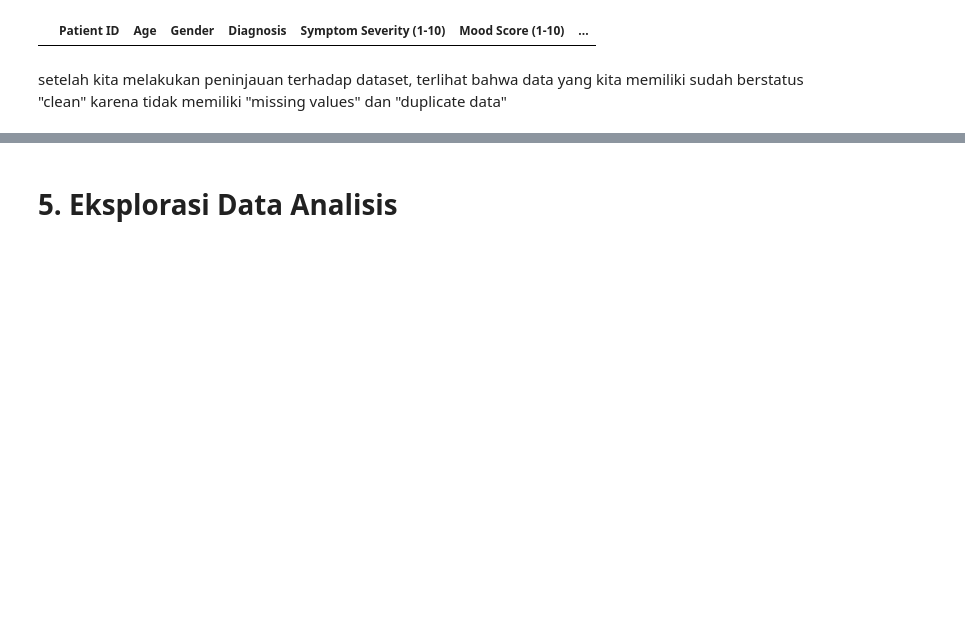
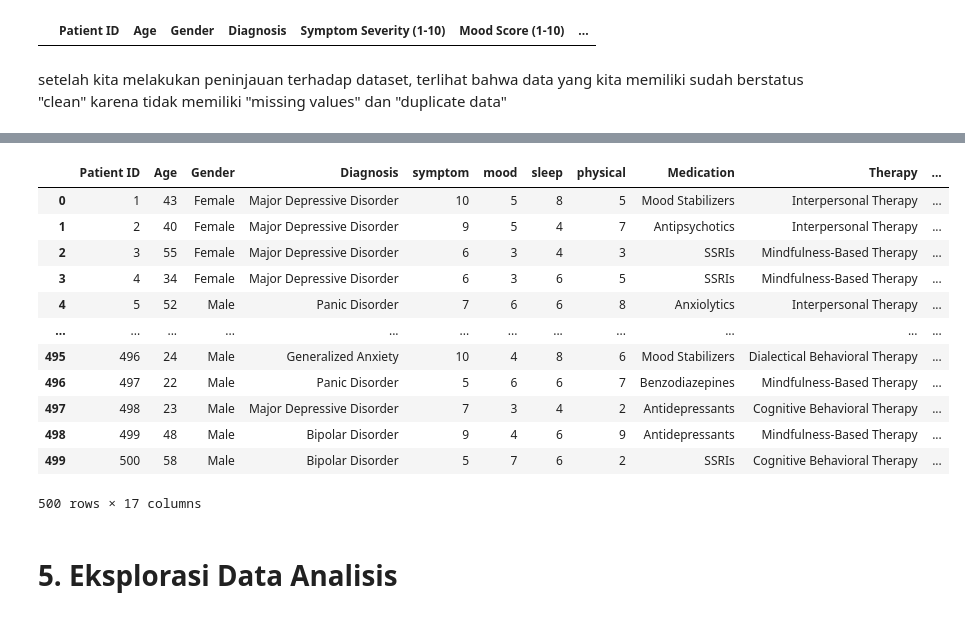
Before and after one commit to dimasfuu/DeltaIndie_dataCourse, a Jupyter notebook: Final Project 2 18 Maret 2025/Final Project 2 18 Maret 2025-Dimas.ipynb, the cells around one changed output, grey strips where cells are left out. Drawn from its saved outputs; the diff is of its cells as text; code cells hidden in the pictures; blank space fills up the shorter version.

```diff
--- a/Final Project 2 18 Maret 2025/Final Project 2 18 Maret 2025-Dimas.ipynb
+++ b/Final Project 2 18 Maret 2025/Final Project 2 18 Maret 2025-Dimas.ipynb
@@ -308,3 +324,32 @@ setelah kita melakukan peninjauan terhadap dataset, terlihat bahwa data yang kit
+# %%
+df.rename(columns={'Symptom Severity (1-10)':'symptom',
+                   'Mood Score (1-10)':'mood',
+                   'Sleep Quality (1-10)':'sleep',
+                   'Physical Activity (hrs/week)':'physical',
+                   'Therapy Type':'Therapy',
+                   'Treatment Start Date':'treatment',
+                   'Treatment Duration (weeks)':'duration',
+                   'Stress Level (1-10)':'stress',
+                   'Treatment Progress (1-10)':'progres',
+                   'AI-Detected Emotional State':'AIstate',
+                   'Adherence to Treatment (%)':'Target'
+                  },inplace = True )
+# %%
+df
+# %% [output]
+|  | Patient ID | Age | Gender | Diagnosis | symptom | mood | sleep | physical | Medication | Therapy | ... |
+| 0 | 1 | 43 | Female | Major Depressive Disorder | 10 | 5 | 8 | 5 | Mood Stabilizers | Interpersonal Therapy | ... |
+| 1 | 2 | 40 | Female | Major Depressive Disorder | 9 | 5 | 4 | 7 | Antipsychotics | Interpersonal Therapy | ... |
+| 2 | 3 | 55 | Female | Major Depressive Disorder | 6 | 3 | 4 | 3 | SSRIs | Mindfulness-Based Therapy | ... |
+| 3 | 4 | 34 | Female | Major Depressive Disorder | 6 | 3 | 6 | 5 | SSRIs | Mindfulness-Based Therapy | ... |
+| 4 | 5 | 52 | Male | Panic Disorder | 7 | 6 | 6 | 8 | Anxiolytics | Interpersonal Therapy | ... |
+| ... | ... | ... | ... | ... | ... | ... | ... | ... | ... | ... | ... |
+| 495 | 496 | 24 | Male | Generalized Anxiety | 10 | 4 | 8 | 6 | Mood Stabilizers | Dialectical Behavioral Therapy | ... |
+| 496 | 497 | 22 | Male | Panic Disorder | 5 | 6 | 6 | 7 | Benzodiazepines | Mindfulness-Based Therapy | ... |
+| 497 | 498 | 23 | Male | Major Depressive Disorder | 7 | 3 | 4 | 2 | Antidepressants | Cognitive Behavioral Therapy | ... |
+| 498 | 499 | 48 | Male | Bipolar Disorder | 9 | 4 | 6 | 9 | Antidepressants | Mindfulness-Based Therapy | ... |
+| 499 | 500 | 58 | Male | Bipolar Disorder | 5 | 7 | 6 | 2 | SSRIs | Cognitive Behavioral Therapy | ... |
+500 rows × 17 columns
 # %% [markdown]
 # 5. Eksplorasi Data Analisis
 # %% [markdown]
```
Also changed, not shown: parts of 79 cells of this notebook.
